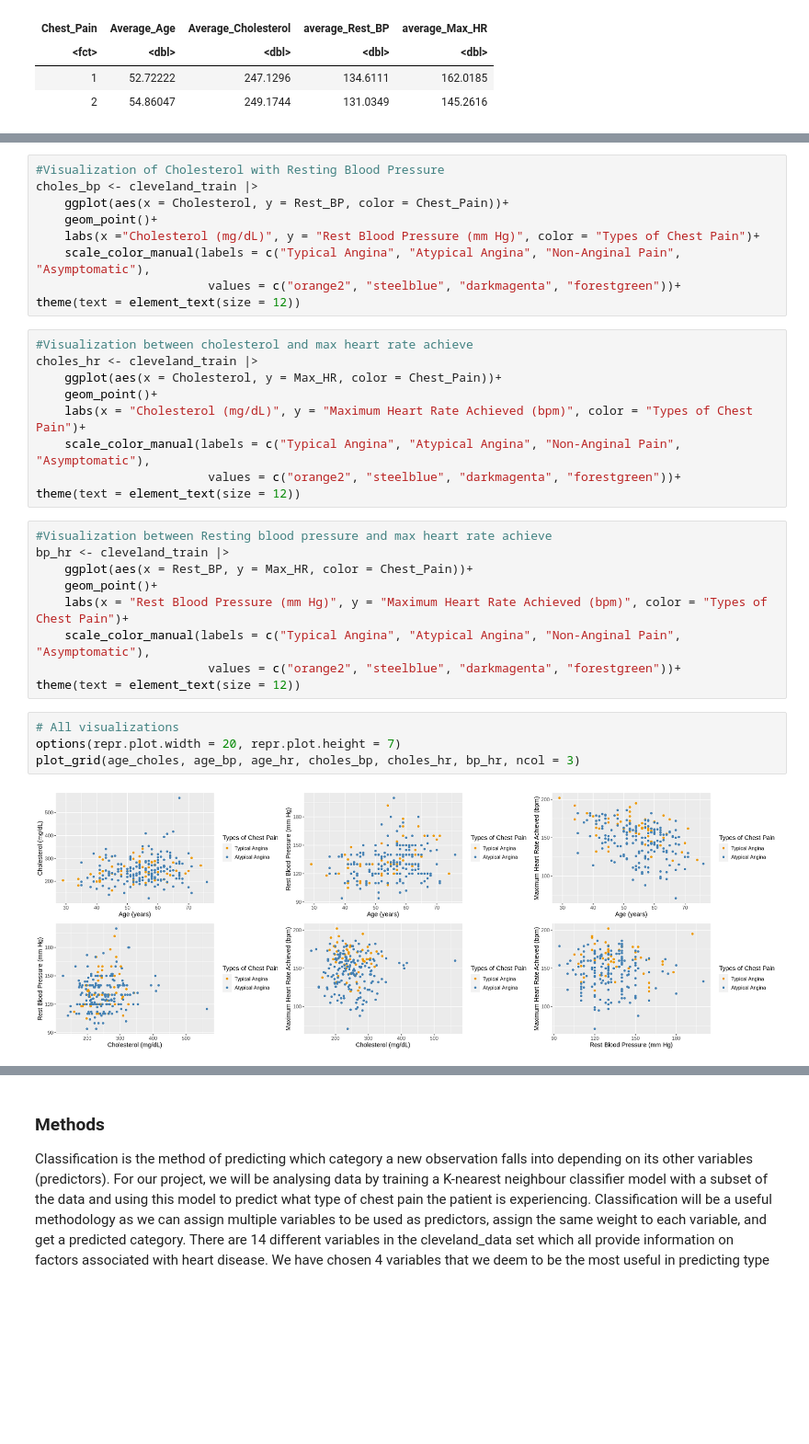
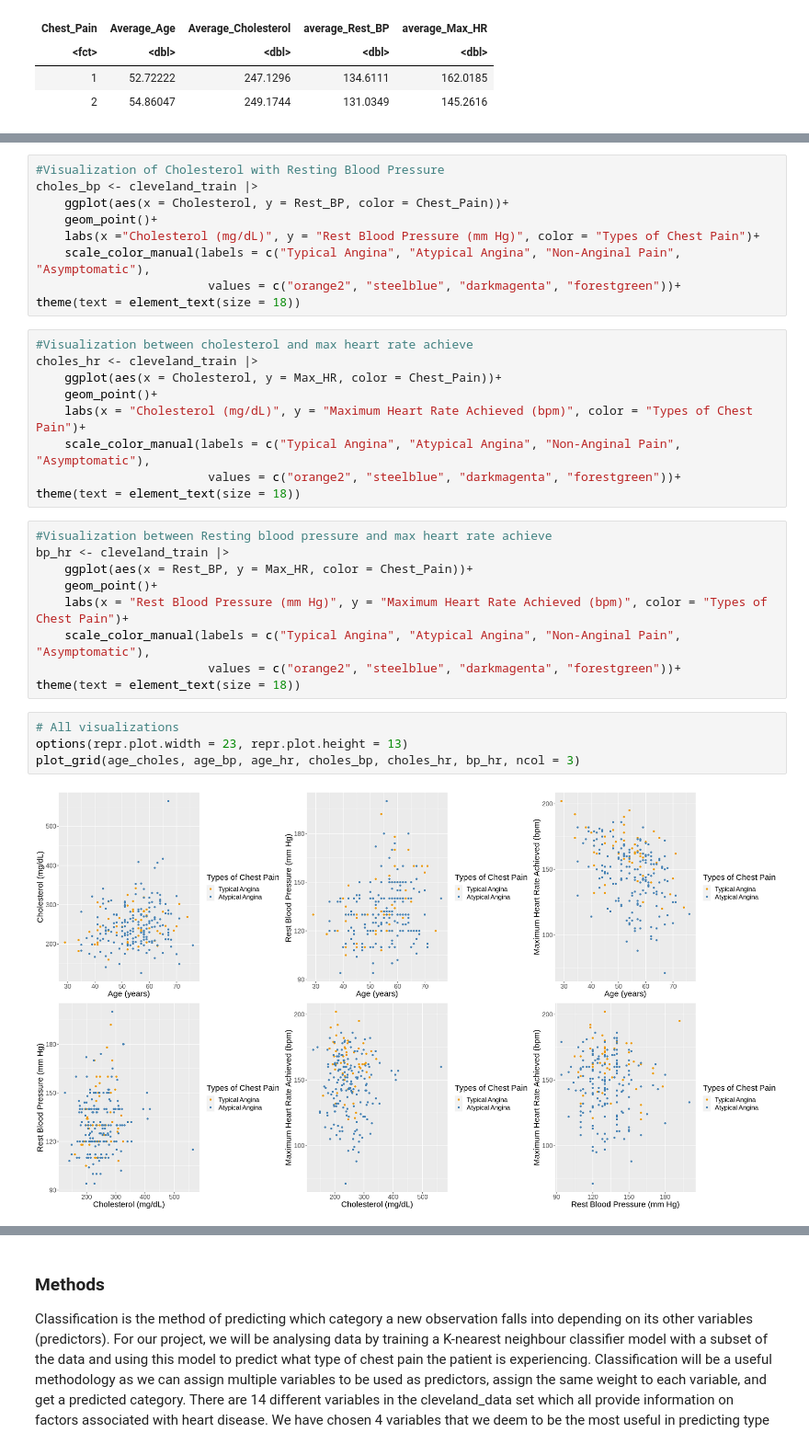
Before and after one commit to jordan28grant/datascience_007, a Jupyter notebook: data/proposal.ipynb, the cells around one changed output, grey strips where cells are left out. Shown: that part at 92% size. Drawn from its saved outputs; the diff is of its cells as text; blank space fills up the shorter version.

```diff
--- a/data/proposal.ipynb
+++ b/data/proposal.ipynb
@@ -136,7 +127,7 @@ choles_bp <- cleveland_train |>
     labs(x ="Cholesterol (mg/dL)", y = "Rest Blood Pressure (mm Hg)", color = "Types of Chest Pain")+
     scale_color_manual(labels = c("Typical Angina", "Atypical Angina", "Non-Anginal Pain", "Asymptomatic"),
                         values = c("orange2", "steelblue", "darkmagenta", "forestgreen"))+
-theme(text = element_text(size = 12))
+theme(text = element_text(size = 18))
 # %%
 #Visualization between cholesterol and max heart rate achieve
 choles_hr <- cleveland_train |>
@@ -145,7 +136,7 @@ choles_hr <- cleveland_train |>
     labs(x = "Cholesterol (mg/dL)", y = "Maximum Heart Rate Achieved (bpm)", color = "Types of Chest Pain")+
     scale_color_manual(labels = c("Typical Angina", "Atypical Angina", "Non-Anginal Pain", "Asymptomatic"),
                         values = c("orange2", "steelblue", "darkmagenta", "forestgreen"))+
-theme(text = element_text(size = 12))
+theme(text = element_text(size = 18))
 # %%
 #Visualization between Resting blood pressure and max heart rate achieve
 bp_hr <- cleveland_train |>
@@ -154,13 +145,13 @@ bp_hr <- cleveland_train |>
     labs(x = "Rest Blood Pressure (mm Hg)", y = "Maximum Heart Rate Achieved (bpm)", color = "Types of Chest Pain")+
     scale_color_manual(labels = c("Typical Angina", "Atypical Angina", "Non-Anginal Pain", "Asymptomatic"),
                         values = c("orange2", "steelblue", "darkmagenta", "forestgreen"))+
-theme(text = element_text(size = 12))
+theme(text = element_text(size = 18))
 # %%
 # All visualizations
-options(repr.plot.width = 20, repr.plot.height = 7)
+options(repr.plot.width = 23, repr.plot.height = 13)
 plot_grid(age_choles, age_bp, age_hr, choles_bp, choles_hr, bp_hr, ncol = 3)
 # %% [output]
-[figure, old version]
+[figure, new version]
 # %%
 #Split up the data for cross validation
 chest_pain_vfold <- vfold_cv(cleveland_train, v = 5, strata = Chest_Pain)
```
Also changed, not shown: parts of 6 cells of this notebook.
